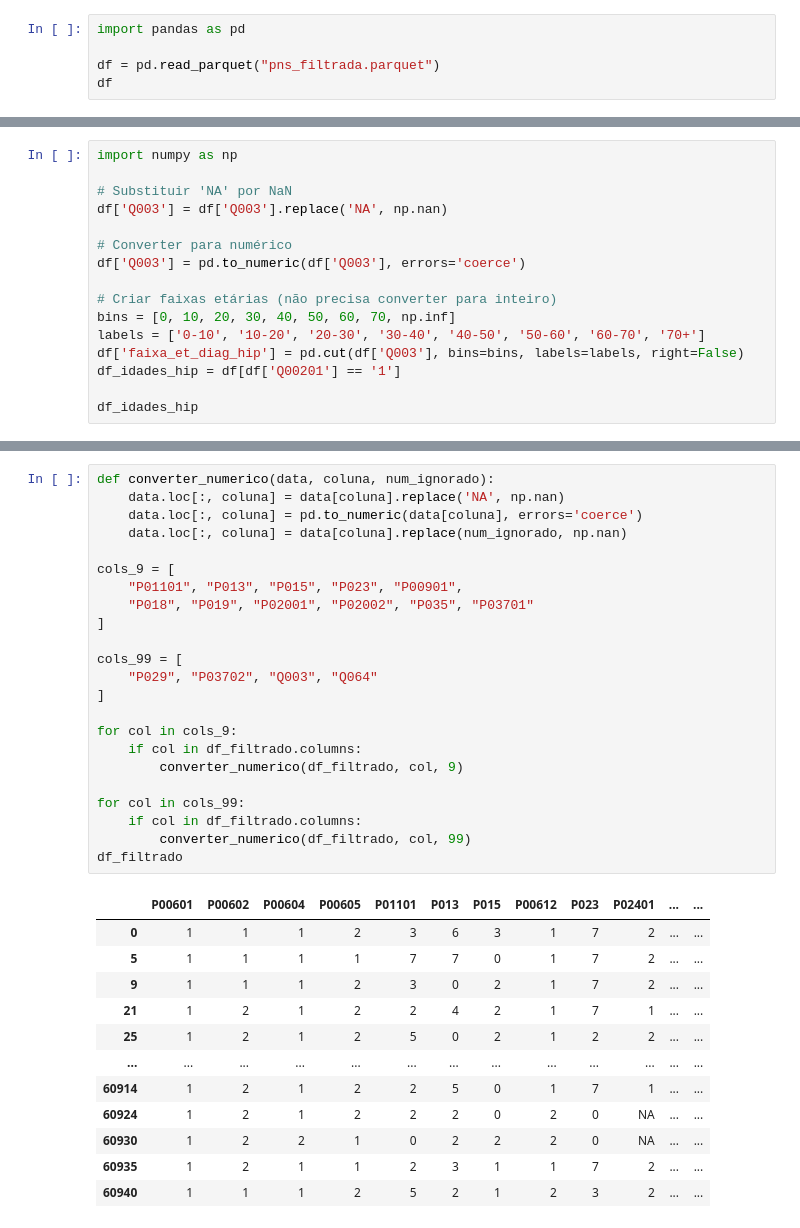
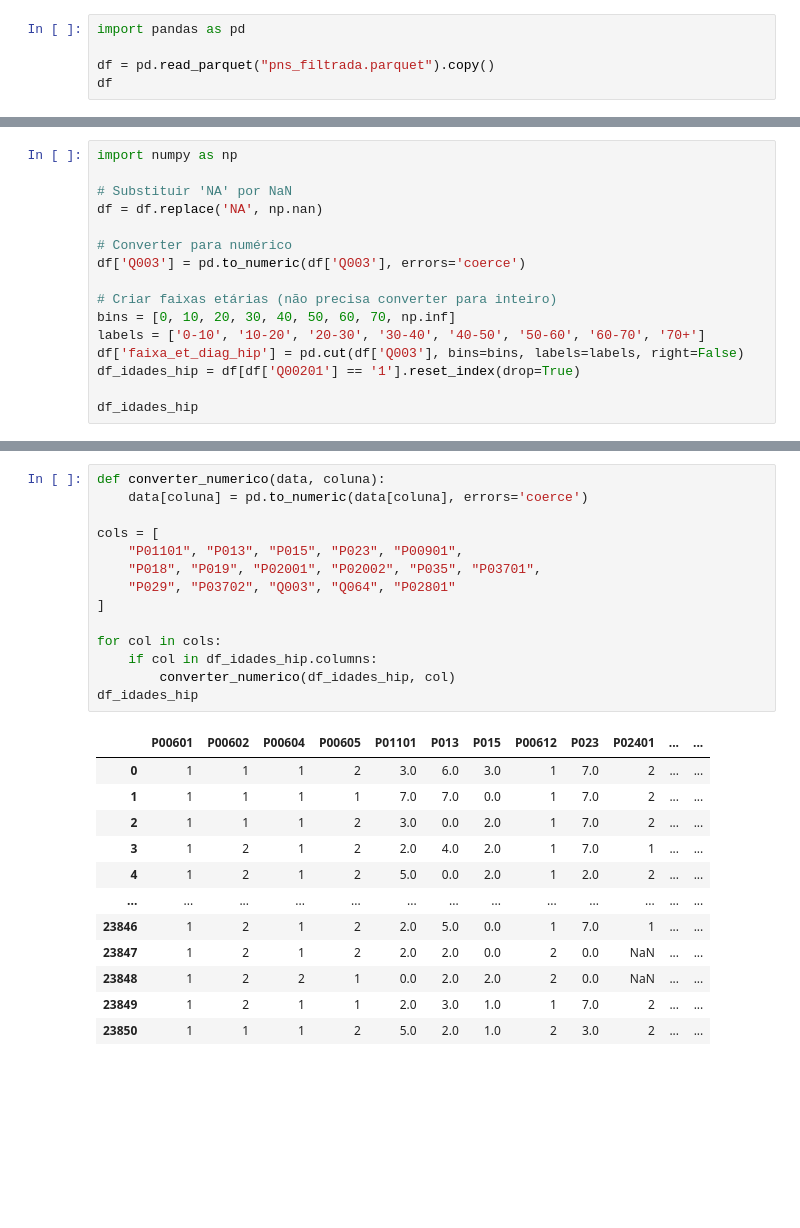
Before and after one commit to Ettorew/DataMining, a Jupyter notebook: Codigos/analise_descritiva.ipynb, the cells around one changed output, grey strips where cells are left out. Saved outputs shown, nothing was run; the diff lists cells and outputs as text; blank space fills up the shorter version.

```diff
--- a/Codigos/analise_descritiva.ipynb
+++ b/Codigos/analise_descritiva.ipynb
@@ -1,7 +1,7 @@
 # %%
 import pandas as pd
 
-df = pd.read_parquet("pns_filtrada.parquet")
+df = pd.read_parquet("pns_filtrada.parquet").copy()
 df
 # %% [output]
 |  | P00601 | P00602 | P00604 | P00605 | P01101 | P013 | P015 | P00612 | P023 | P02401 | ... | ... |
@@ -21,7 +21,7 @@ df
 import numpy as np
 
 # Substituir 'NA' por NaN
-df['Q003'] = df['Q003'].replace('NA', np.nan)
+df = df.replace('NA', np.nan)
 
 # Converter para numérico
 df['Q003'] = pd.to_numeric(df['Q003'], errors='coerce')
@@ -30,7 +30,7 @@ df['Q003'] = pd.to_numeric(df['Q003'], errors='coerce')
 bins = [0, 10, 20, 30, 40, 50, 60, 70, np.inf]
 labels = ['0-10', '10-20', '20-30', '30-40', '40-50', '50-60', '60-70', '70+']
 df['faixa_et_diag_hip'] = pd.cut(df['Q003'], bins=bins, labels=labels, right=False)
-df_idades_hip = df[df['Q00201'] == '1']
+df_idades_hip = df[df['Q00201'] == '1'].reset_index(drop=True)
 
 df_idades_hip
 # %% [output]
@@ -146,36 +116,27 @@ df_filtrado
 # %%
-def converter_numerico(data, coluna, num_ignorado):
-    data.loc[:, coluna] = data[coluna].replace('NA', np.nan)
-    data.loc[:, coluna] = pd.to_numeric(data[coluna], errors='coerce')
-    data.loc[:, coluna] = data[coluna].replace(num_ignorado, np.nan)
+def converter_numerico(data, coluna):
+    data[coluna] = pd.to_numeric(data[coluna], errors='coerce')
 
-cols_9 = [
+cols = [
     "P01101", "P013", "P015", "P023", "P00901",
-    "P018", "P019", "P02001", "P02002", "P035", "P03701"
+    "P018", "P019", "P02001", "P02002", "P035", "P03701",
+    "P029", "P03702", "Q003", "Q064", "P02801"
 ]
 
-cols_99 = [
-    "P029", "P03702", "Q003", "Q064"
-]
-
-for col in cols_9:
-    if col in df_filtrado.columns:
-        converter_numerico(df_filtrado, col, 9)
-
-for col in cols_99:
-    if col in df_filtrado.columns:
-        converter_numerico(df_filtrado, col, 99)
-df_filtrado
+for col in cols:
+    if col in df_idades_hip.columns:
+        converter_numerico(df_idades_hip, col)
+df_idades_hip
 # %% [output]
 |  | P00601 | P00602 | P00604 | P00605 | P01101 | P013 | P015 | P00612 | P023 | P02401 | ... | ... |
-| 0 | 1 | 1 | 1 | 2 | 3 | 6 | 3 | 1 | 7 | 2 | ... | ... |
-| 5 | 1 | 1 | 1 | 1 | 7 | 7 | 0 | 1 | 7 | 2 | ... | ... |
-| 9 | 1 | 1 | 1 | 2 | 3 | 0 | 2 | 1 | 7 | 2 | ... | ... |
-| 21 | 1 | 2 | 1 | 2 | 2 | 4 | 2 | 1 | 7 | 1 | ... | ... |
-| 25 | 1 | 2 | 1 | 2 | 5 | 0 | 2 | 1 | 2 | 2 | ... | ... |
+| 0 | 1 | 1 | 1 | 2 | 3.0 | 6.0 | 3.0 | 1 | 7.0 | 2 | ... | ... |
+| 1 | 1 | 1 | 1 | 1 | 7.0 | 7.0 | 0.0 | 1 | 7.0 | 2 | ... | ... |
+| 2 | 1 | 1 | 1 | 2 | 3.0 | 0.0 | 2.0 | 1 | 7.0 | 2 | ... | ... |
+| 3 | 1 | 2 | 1 | 2 | 2.0 | 4.0 | 2.0 | 1 | 7.0 | 1 | ... | ... |
+| 4 | 1 | 2 | 1 | 2 | 5.0 | 0.0 | 2.0 | 1 | 2.0 | 2 | ... | ... |
 | ... | ... | ... | ... | ... | ... | ... | ... | ... | ... | ... | ... | ... |
-| 60914 | 1 | 2 | 1 | 2 | 2 | 5 | 0 | 1 | 7 | 1 | ... | ... |
-| 60924 | 1 | 2 | 1 | 2 | 2 | 2 | 0 | 2 | 0 | NA | ... | ... |
-| 60930 | 1 | 2 | 2 | 1 | 0 | 2 | 2 | 2 | 0 | NA | ... | ... |
-| 60935 | 1 | 2 | 1 | 1 | 2 | 3 | 1 | 1 | 7 | 2 | ... | ... |
-| 60940 | 1 | 1 | 1 | 2 | 5 | 2 | 1 | 2 | 3 | 2 | ... | ... |
+| 23846 | 1 | 2 | 1 | 2 | 2.0 | 5.0 | 0.0 | 1 | 7.0 | 1 | ... | ... |
+| 23847 | 1 | 2 | 1 | 2 | 2.0 | 2.0 | 0.0 | 2 | 0.0 | NaN | ... | ... |
+| 23848 | 1 | 2 | 2 | 1 | 0.0 | 2.0 | 2.0 | 2 | 0.0 | NaN | ... | ... |
+| 23849 | 1 | 2 | 1 | 1 | 2.0 | 3.0 | 1.0 | 1 | 7.0 | 2 | ... | ... |
+| 23850 | 1 | 1 | 1 | 2 | 5.0 | 2.0 | 1.0 | 2 | 3.0 | 2 | ... | ... |
```
Also changed, not shown: parts of 8 cells of this notebook, 28 other files.
